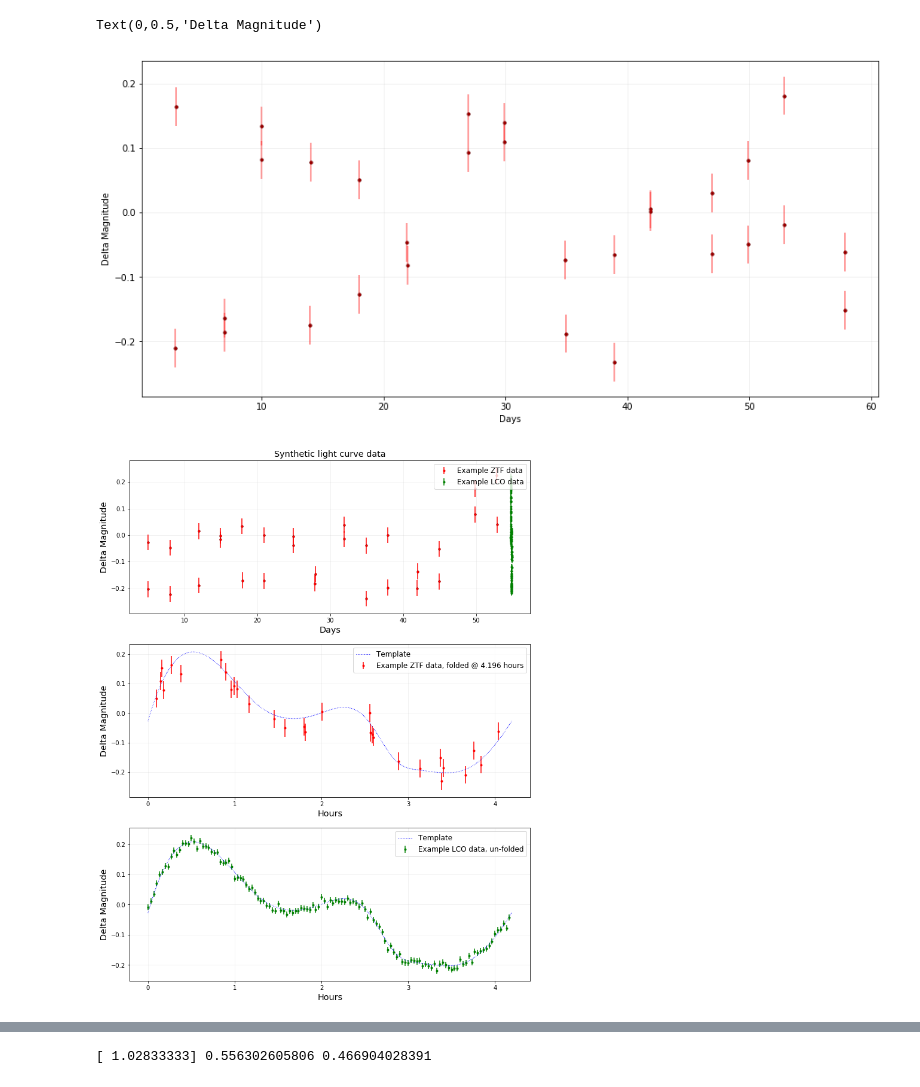
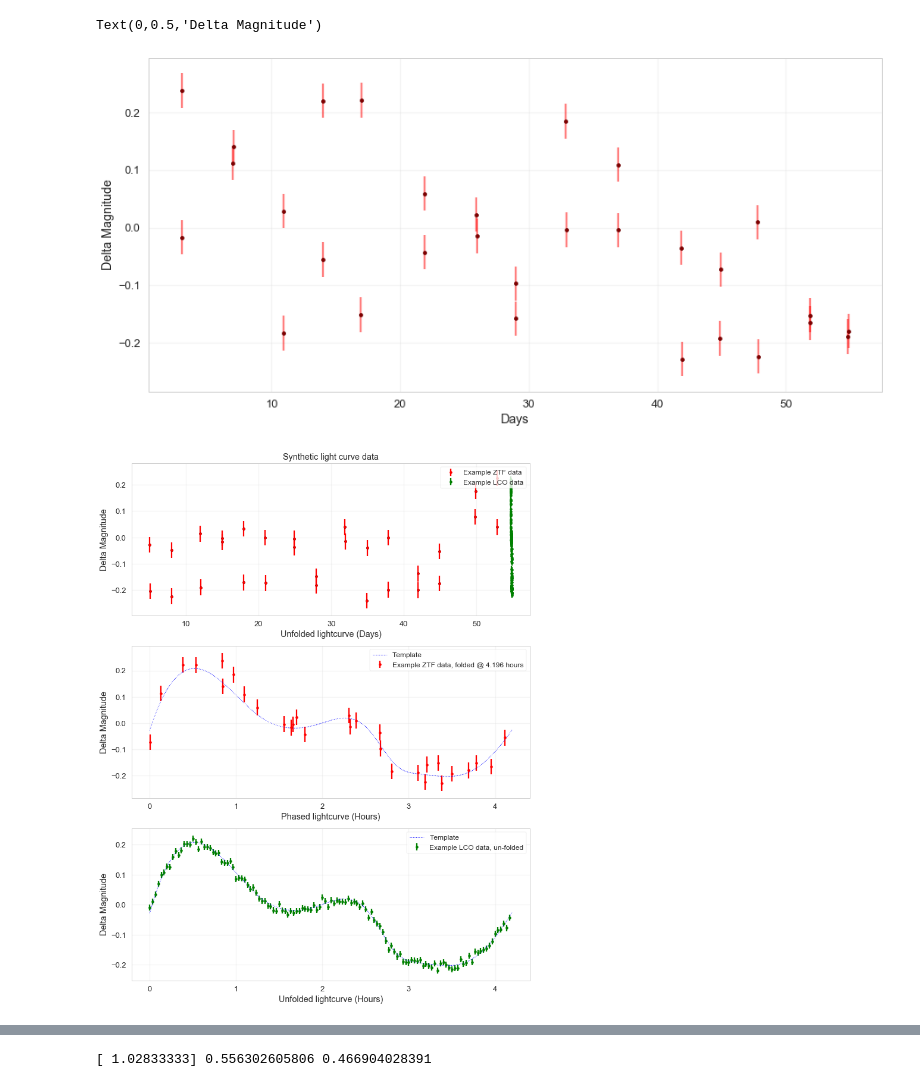
Before and after one commit to dirac-institute/CometGPs, a Jupyter notebook: lco_proposal/Psyche ZTF Example.ipynb, the cells around one changed output, grey strips where cells are left out. Drawn from its saved outputs; the diff is of its cells as text; code cells hidden in the pictures.

```diff
--- a/lco_proposal/Psyche ZTF Example.ipynb
+++ b/lco_proposal/Psyche ZTF Example.ipynb
@@ -6,6 +6,10 @@ import scipy.interpolate as interpolate
 import pandas as pd
 import matplotlib.pyplot as plt
 %matplotlib inline
+import seaborn as sns
+sns.set_context("talk")
+sns.set_style("whitegrid")
+sns.set_palette("colorblind")
 # %%
 # For fitting the light curves
 from gatspy import periodic
@@ -15,7 +19,7 @@ sys.path.extend(['/Users/lynnej/otherRepos/CometGPs/notebooks'])
 import alcdef_util as au
 # %%
 # Where is your data from ALCDF?
-ddir = '/Users/lynnej/otherRepos/translate-cuss/data'
+ddir = '/Users/lynnej/otherRepos/translate-cuss/alcdef_data'
 # %%
 # Picked the Psyche LC data - they have two segments.
 fname = 'ALCDEF_16_Psyche_20180207_185754.txt'
@@ -160,4 +164,4 @@ plt.xlabel('Days')
 plt.ylabel('Delta Magnitude')
 # %% [output]
 Text(0,0.5,'Delta Magnitude')
-[figure, old version]
+[figure, new version]
@@ -164,14 +178,22 @@ Text(0,0.5,'Delta Magnitude')
+# %%
+# Or read previously created data.
+import pandas as pd
+with open('all_lc.txt', 'r') as lc:
+    fudge = 3.0
+    d = pd.read_table(lc, delim_whitespace=True)
+    d.columns = ['Time', 'Mags', 'Mag_errs', 'TrueMag']
+    ztf = d.query('Mag_errs == 0.03')
+    ztf_times = ztf.Time.values
+    ztf_mags = ztf.Mags.values
+    ztf_mag_errs = ztf.Mag_errs.values
+    ztf_tm = ztf.TrueMag.values
+    lco = d.query('Mag_errs == 0.01')
+    lco_times = lco.Time.values
+    lco_mags = lco.Mags.values
+    lco_mag_errs = lco.Mag_errs.values
+    lco_true_mags = lco.TrueMag.values
 # %%
 # New data, the same template, observed @ ZTF +_LCO for a continuous rotation period.
-fudge = 3.0
-ztf_times, ztf_mags, ztf_mag_errs, ztf_tm = simulate_ZTF(spline_template, fudge=fudge)
-nperiods = np.ceil(ztf_times[-1] / period)
-
-lco_times = np.arange(0, period, 2./60./24.) + (nperiods + 10) * period
-lco_true_mags = spline_template(lco_times, fudge=fudge)
-lco_mag_errs = np.random.normal(0, 0.01, size=len(lco_times))
-lco_mags = lco_true_mags + lco_mag_errs
-
 plt.figure(figsize=(12, 16))
 # Plot both data sets unfolded
 plt.subplot(3,1,1)
@@ -181,40 +203,40 @@ plt.errorbar(ztf_times, ztf_mags, yerr=ztf_mag_errs, color='r',
             label='Example ZTF data')
 plt.errorbar(lco_times, lco_mags, yerr=0.01,
              color='g', linestyle='', marker='.', alpha=1.0,
             label='Example LCO data')
 plt.plot(ztf_times, ztf_mags, 'k.')
-plt.legend(loc='upper right', fancybox=True, fontsize='large', numpoints=1)
+plt.legend(loc='upper right', fancybox=True, fontsize='large', numpoints=1, frameon=True)
 plt.grid(True, alpha=0.2)
-plt.xlabel('Days', fontsize='x-large')
+plt.xlabel('Unfolded lightcurve (Days)', fontsize='x-large')
 plt.ylabel('Delta Magnitude', fontsize='x-large')
 # Plot ZTF folded
 plt.subplot(3,1,2)
 tt = np.arange(0, period, 1/24./60./60.0)
 ff = spline_template(tt, fudge=fudge)
 plt.plot(tt*24, ff, 'b', linewidth=1, linestyle=':', label='Template')
 plt.errorbar((times % period)*24., mags, yerr=mag_errs,
              color='r', linestyle='', marker='.', alpha=1.0,
             label='Example ZTF data, folded @ %.3f hours' % (period*24.0))
-plt.legend(loc='upper right', fancybox=True, fontsize='large', numpoints=1)
+plt.legend(loc='upper right', fancybox=True, fontsize='large', numpoints=1, frameon=True)
 plt.grid(True, alpha=0.2)
-plt.xlabel('Hours', fontsize='x-large')
+plt.xlabel('Phased lightcurve (Hours)', fontsize='x-large')
 plt.ylabel('Delta Magnitude', fontsize='x-large')
 # LCO alone
 plt.subplot(3,1,3)
 tt = np.arange(0, period, 1/24./60./60.0)
 ff = spline_template(tt, fudge=fudge)
 plt.plot(tt*24., ff, 'b', linewidth=1, linestyle=':', label='Template')
 plt.errorbar((lco_times-lco_times[0])*24.0, lco_mags, yerr=0.01,
              color='g', linestyle='', marker='.', alpha=1.0,
             label='Example LCO data, un-folded')
-plt.legend(loc='upper right', fancybox=True, fontsize='large', numpoints=1)
+plt.legend(loc='upper right', fancybox=True, fontsize='large', numpoints=1, frameon=True)
 plt.grid(True, alpha=0.2)
 #plt.title('Example light curve at LCO', fontsize='x-large')
-plt.xlabel('Hours', fontsize='x-large')
+plt.xlabel('Unfolded lightcurve (Hours)', fontsize='x-large')
 plt.ylabel('Delta Magnitude', fontsize='x-large')
 plt.savefig('lco_lc.eps', format='eps')
 # %% [output]
-[figure, old version]
+[figure, new version]
 # %%
 # Write out exact data, if you like.
 with open('all_lc.txt', 'w') as wout:
```
Also changed, not shown: parts of 12 cells of this notebook, 10 other files.
